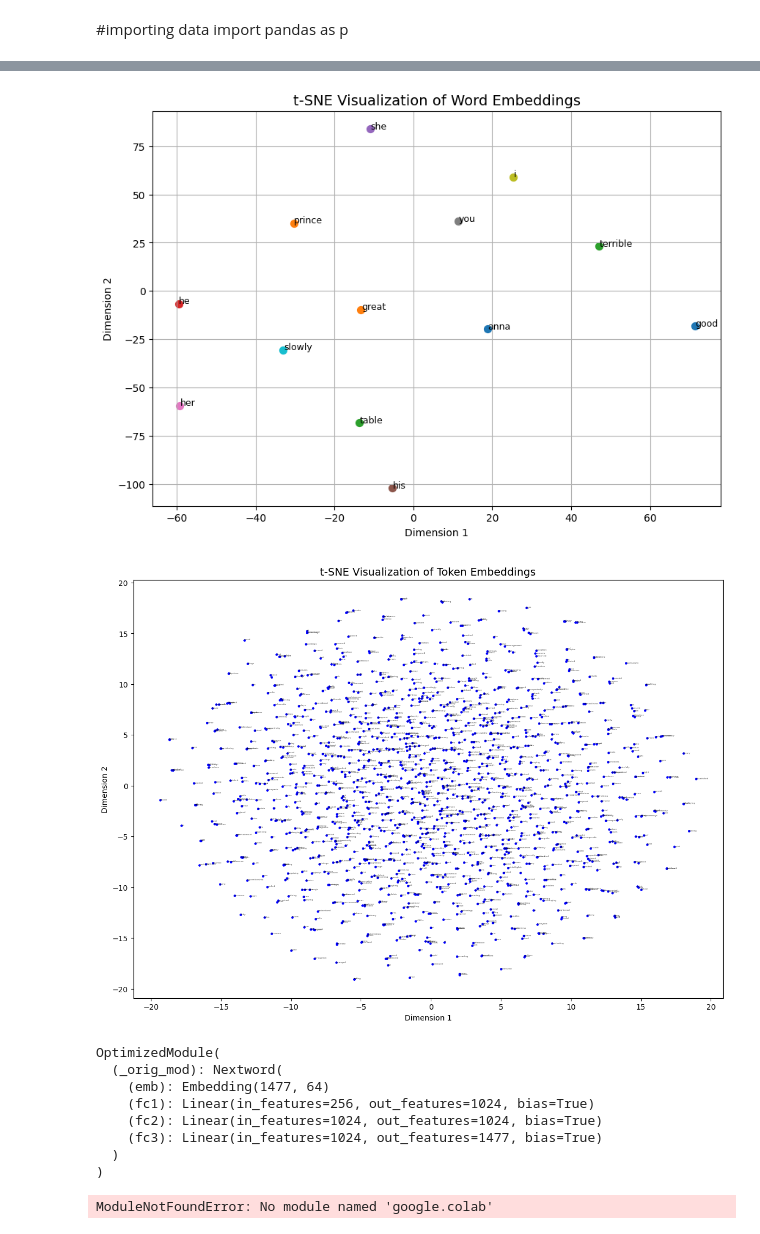
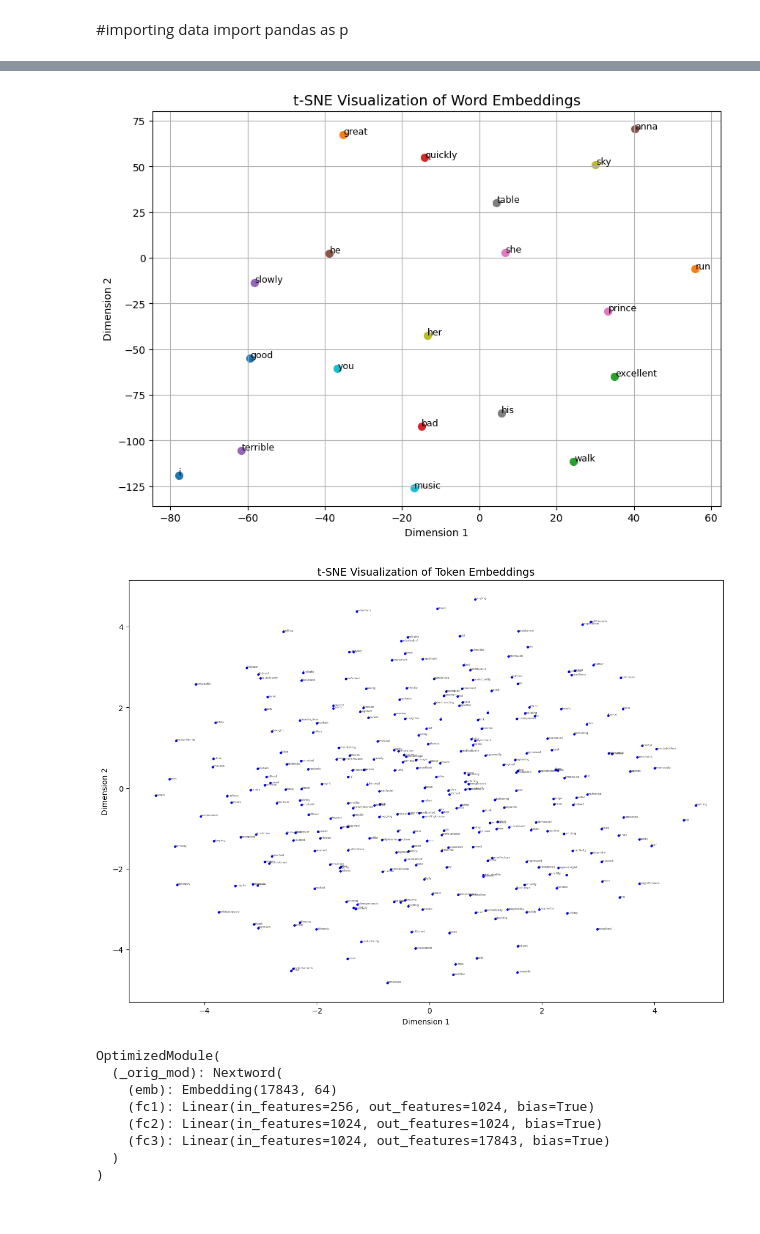
Before and after one commit to RishankSoni/es335-assignment-3, a Jupyter notebook: Taks-1.ipynb, the cells around one changed output, grey strips where cells are left out. Drawn from its saved outputs; the diff is of its cells as text; code cells hidden in the pictures.

```diff
--- a/Taks-1.ipynb
+++ b/Taks-1.ipynb
@@ -16,7 +16,6 @@ text = re.sub(r'\.+', '.', text).strip() # collapse multiple spaces into one
 text = re.sub(r'\.', ' . ', text) # surround periods with spaces
 text = re.sub(r'\s+', ' ', text).strip() # collapse multiple spaces into one
 text = text.lower() # convert to lowercase
-text = text[:len(text)//100] # use only first 10% of the text for faster training
 # %%
 window_size = 4
 
@@ -444,7 +448,7 @@ valid_indices = [stoi[w] for w in valid_words]
 selected_emb = embedding_matrix[valid_indices]
 
 # Apply t-SNE (reduce to 2D)
-tsne = TSNE(n_components=2, random_state=42, perplexity=5, max_iter=1000)
+tsne = TSNE(n_components=2, random_state=42, perplexity=5, n_iter=1000)
 embedding_2d = tsne.fit_transform(selected_emb)
 
 # Plot the 2D t-SNE projection
@@ -460,52 +464,49 @@ plt.ylabel("Dimension 2")
 plt.grid(True)
 plt.show()
 # %% [output]
-[figure, old version]
+[figure, new version]
 # %%
 from sklearn.manifold import TSNE
+from sklearn.decomposition import PCA
 import numpy as np
 import matplotlib.pyplot as plt
 
 # Extract embeddings from wrapped model
-embedding_matrix = model._orig_mod.emb.weight.detach().cpu().numpy()
+embedding_matrix = model.emb.weight.detach().cpu().numpy()
 
-# Use max_iter instead of n_iter for sklearn >= 1.6
-tsne = TSNE(n_components=2, random_state=42, perplexity=30, max_iter=1000)
-embedding_2d = tsne.fit_transform(embedding_matrix)
+# Sample only 300 tokens for visualization
+num_points = min(300, embedding_matrix.shape[0])
+token_indices = np.random.choice(embedding_matrix.shape[0], num_points, replace=False)
+
+# Pre-reduce to 50 dims for speed
+subset_embeddings = embedding_matrix[token_indices]
+subset_embeddings = PCA(n_components=50).fit_transform(subset_embeddings)
+
+# Run t-SNE
+tsne = TSNE(n_components=2, random_state=42, perplexity=30, n_iter=500)
+embedding_2d = tsne.fit_transform(subset_embeddings)
 
 # Plot
 plt.figure(figsize=(14, 10))
-for i, token_id in enumerate(itos):
-    x, y = embedding_2d[i, 0], embedding_2d[i, 1]
-    plt.scatter(x, y, color='blue', s=5)  # Reduce marker size to s=10
-    plt.text(x, y, itos[token_id], fontsize=3, alpha=0.7)  # Smaller text and transparency
+for i, idx in enumerate(token_indices):
+    x, y = embedding_2d[i]
+    plt.scatter(x, y, color='blue', s=5)
+    plt.text(x, y, itos[idx], fontsize=4, alpha=0.7)
 
 plt.title("t-SNE Visualization of Token Embeddings", fontsize=14)
 plt.xlabel("Dimension 1")
 plt.ylabel("Dimension 2")
 plt.show()
 # %% [output]
-[figure, old version]
+[figure, new version]
 # %%
 print(model)
 # %% [output]
 OptimizedModule(
   (_orig_mod): Nextword(
-    (emb): Embedding(1477, 64)
+    (emb): Embedding(17843, 64)
     (fc1): Linear(in_features=256, out_features=1024, bias=True)
     (fc2): Linear(in_features=1024, out_features=1024, bias=True)
-    (fc3): Linear(in_features=1024, out_features=1477, bias=True)
+    (fc3): Linear(in_features=1024, out_features=17843, bias=True)
   )
 )
-# %%
-from google.colab import drive
-drive.mount('/content/drive')
-
-# 1. Define a permanent path in your Google Drive
-# This will save it to a folder called "MyModels" in your main Drive
-save_path = '/content/drive/MyDrive/MyModels/model_4_64_tanh_random.pth'
-
-# 2. Save the model
-torch.save(model.state_dict(), save_path)
-# %% [output]
-ModuleNotFoundError: No module named 'google.colab'
```
Also changed, not shown: parts of 15 cells of this notebook, 1 other file.
